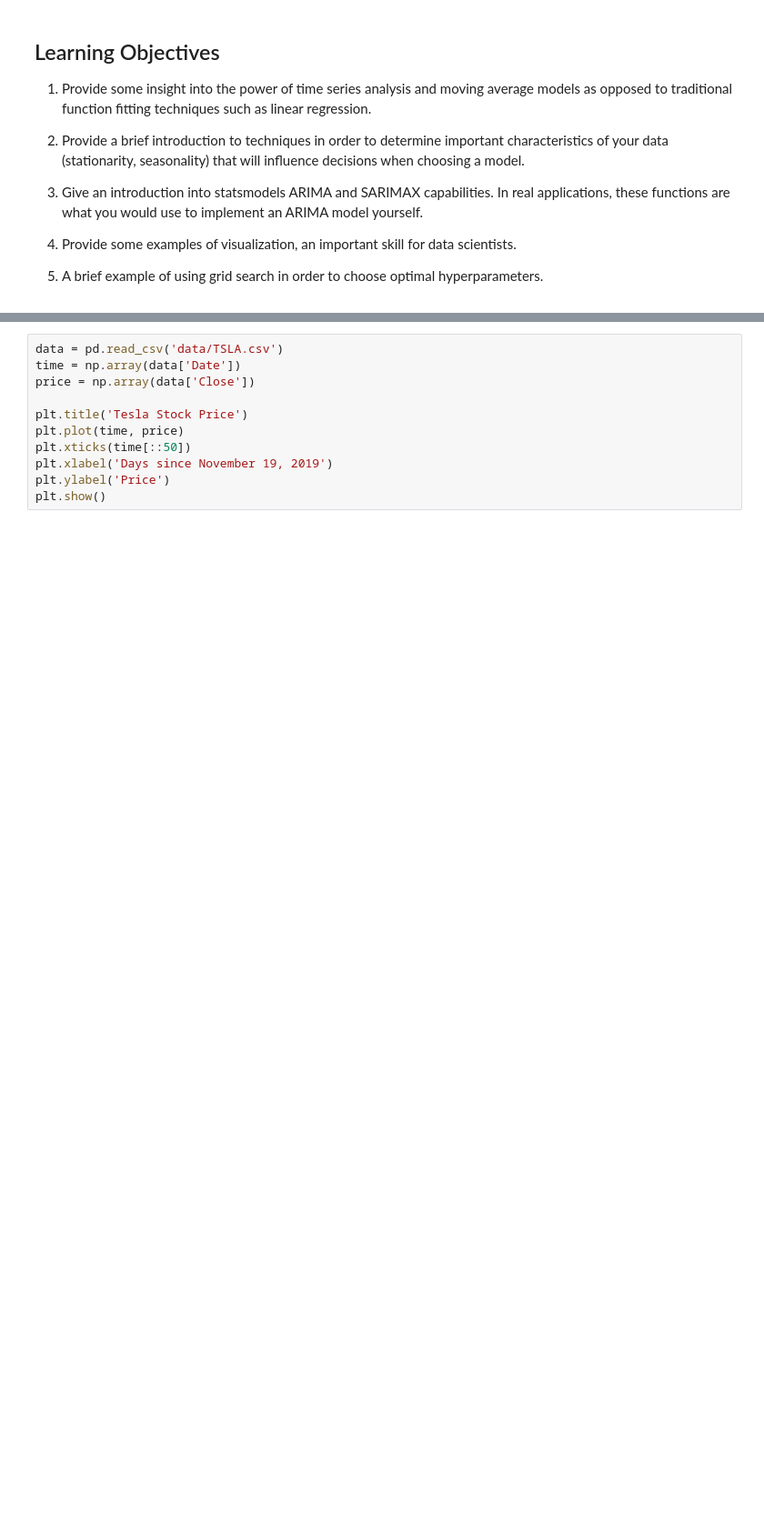
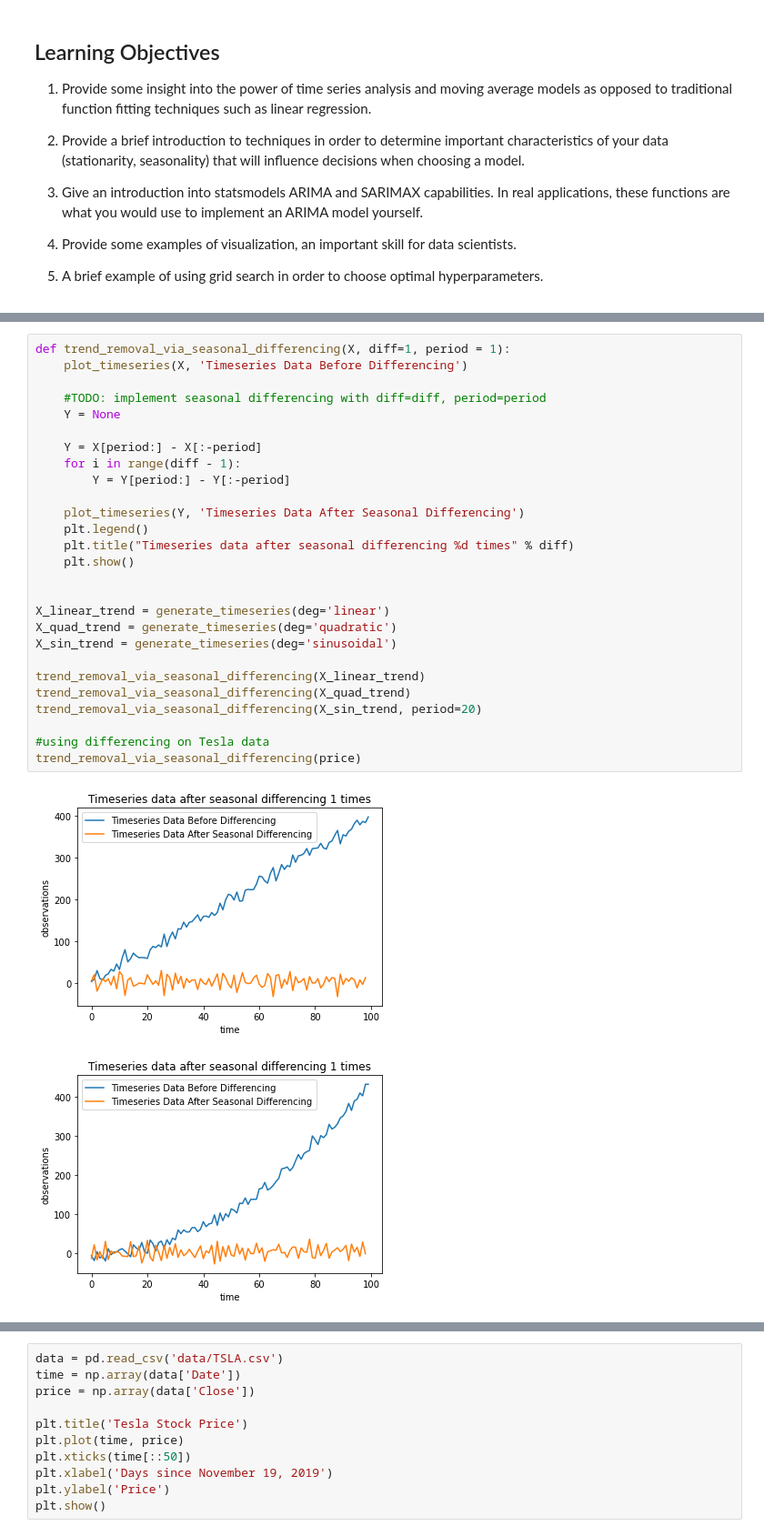
Before and after one commit to adamchang2000/cs189-project-t-arima, a Jupyter notebook: ARIMA_notebook_sols.ipynb, the cells around one changed output, grey strips where cells are left out. Shown at 91% size. Saved outputs shown, nothing was run; the diff lists cells and outputs as text; blank space fills up the shorter version.

```diff
--- a/ARIMA_notebook_sols.ipynb
+++ b/ARIMA_notebook_sols.ipynb
@@ -20,0 +297,30 @@ This notebook will provide an introduction into ARIMA, short for autoregressive
+# %%
+def trend_removal_via_seasonal_differencing(X, diff=1, period = 1):
+    plot_timeseries(X, 'Timeseries Data Before Differencing')
+
+    #TODO: implement seasonal differencing with diff=diff, period=period
+    Y = None
+
+    Y = X[period:] - X[:-period]
+    for i in range(diff - 1):
+        Y = Y[period:] - Y[:-period]
+
+    plot_timeseries(Y, 'Timeseries Data After Seasonal Differencing')
+    plt.legend()
+    plt.title("Timeseries data after seasonal differencing %d times" % diff)
+    plt.show()
+
+
+X_linear_trend = generate_timeseries(deg='linear')
+X_quad_trend = generate_timeseries(deg='quadratic')
+X_sin_trend = generate_timeseries(deg='sinusoidal')
+
+trend_removal_via_seasonal_differencing(X_linear_trend)
+trend_removal_via_seasonal_differencing(X_quad_trend)
+trend_removal_via_seasonal_differencing(X_sin_trend, period=20)
+
+#using differencing on Tesla data
+trend_removal_via_seasonal_differencing(price)
+# %% [output]
+[figure, added]
+[figure, added]
```
Also changed, not shown: parts of 47 cells of this notebook.
